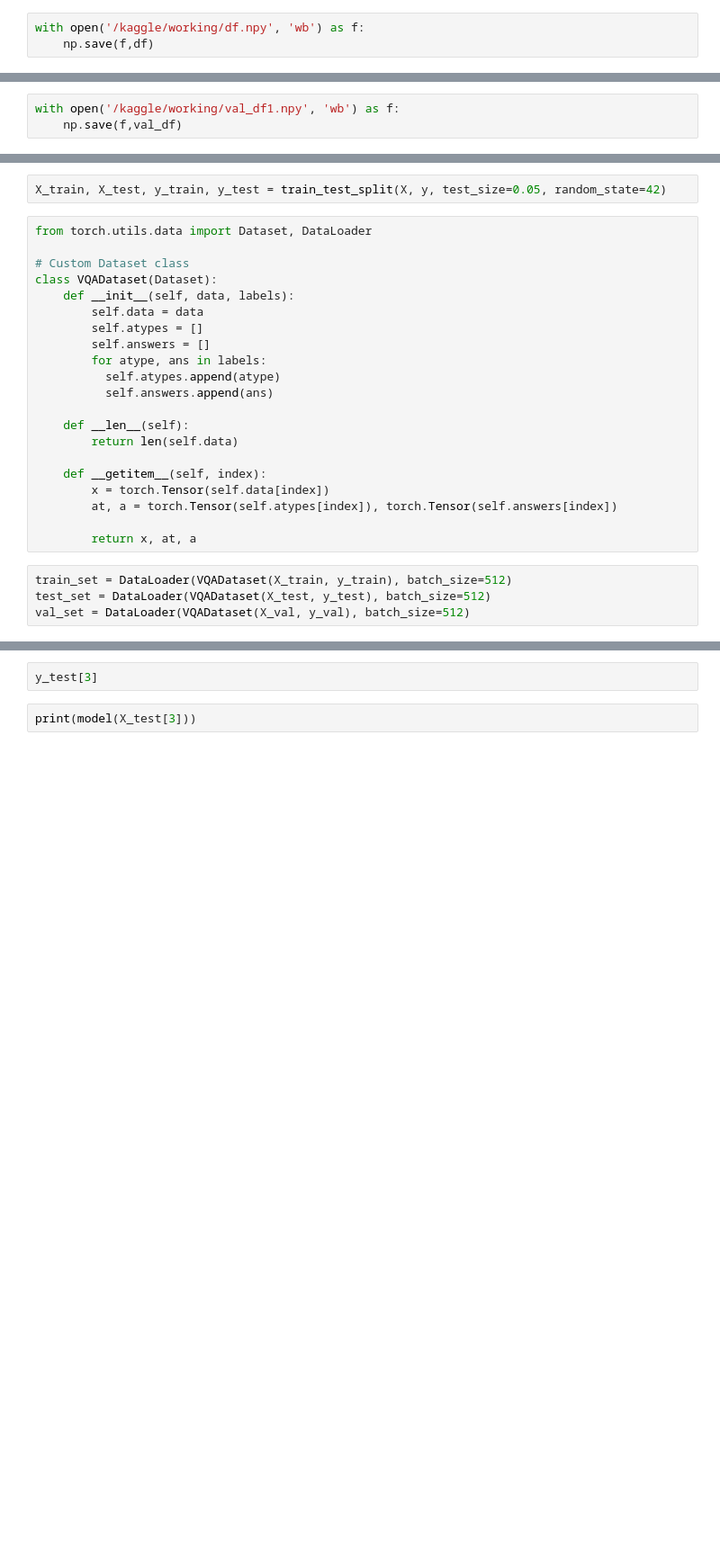
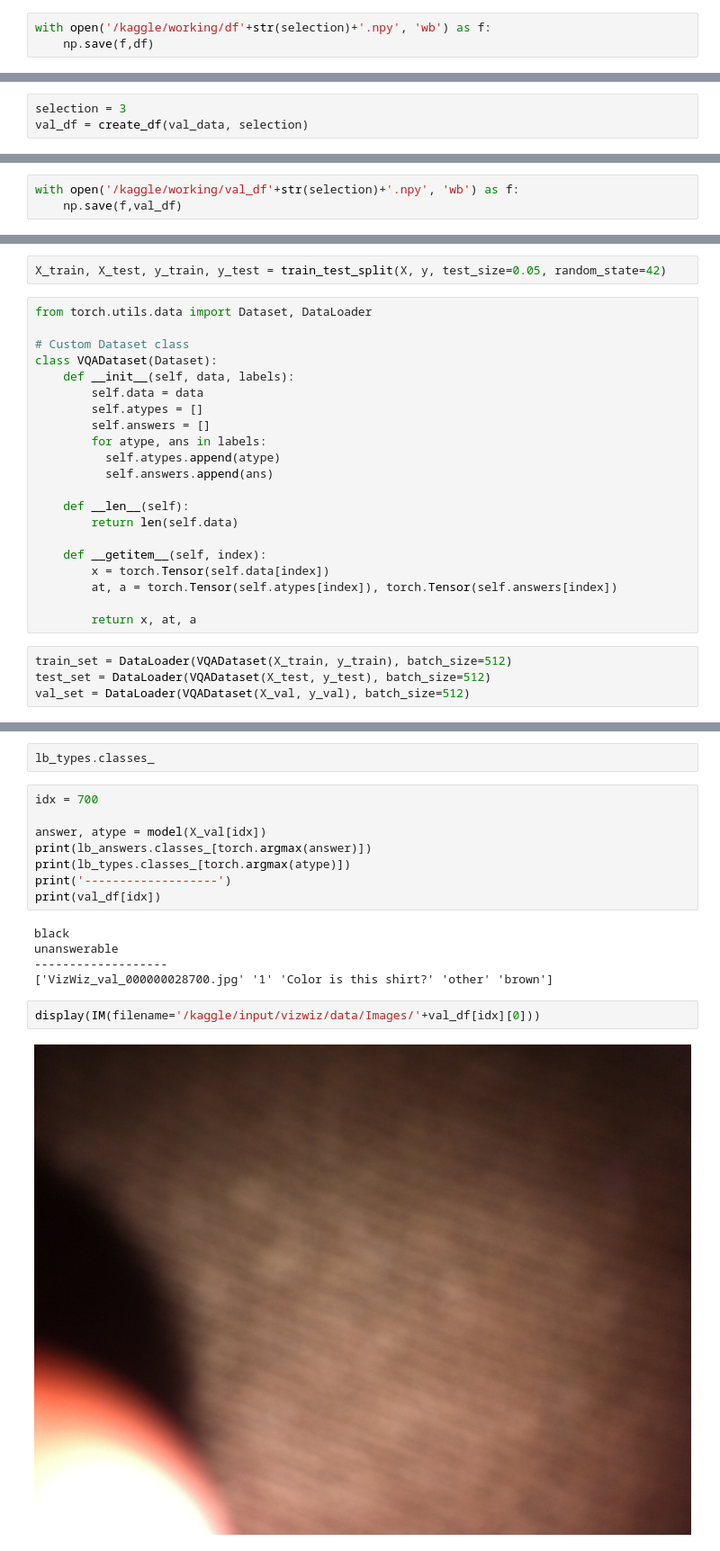
Before and after one commit to mawhab/Visual-Question-Answering, a Jupyter notebook: VQA.ipynb, the cells around one changed output, grey strips where cells are left out. Shown at 90% size. Drawn from its saved outputs; the diff is of its cells as text; blank space fills up the shorter version.

Commit message:
Kaggle Notebook | VQAasg4 | Version 4

```diff
--- a/VQA.ipynb
+++ b/VQA.ipynb
@@ -91,5 +146,5 @@ df = np.array(df)
 # %%
-with open('/kaggle/working/df.npy', 'wb') as f:
+with open('/kaggle/working/df'+str(selection)+'.npy', 'wb') as f:
     np.save(f,df)
 # %%
 with open('/kaggle/input/dfasdasd/df.npy', 'rb') as f:
@@ -119,0 +160,3 @@ Checkpoint at: 3000
+# %%
+selection = 3
+val_df = create_df(val_data, selection)
@@ -120,5 +168,5 @@ Checkpoint at: 3000
 # %%
-with open('/kaggle/working/val_df1.npy', 'wb') as f:
+with open('/kaggle/working/val_df'+str(selection)+'.npy', 'wb') as f:
     np.save(f,val_df)
 # %%
 with open('/kaggle/input/dfasdasd/val_df.npy', 'rb') as f:
@@ -434,4 +456,19 @@ KeyboardInterrupt:
-# %%
-y_test[3]
-# %%
-print(model(X_test[3]))
+# %%
+lb_types.classes_
+# %%
+idx = 700
+
+answer, atype = model(X_val[idx])
+print(lb_answers.classes_[torch.argmax(answer)])
+print(lb_types.classes_[torch.argmax(atype)])
+print('-------------------')
+print(val_df[idx])
+# %% [output]
+black
+unanswerable
+-------------------
+['VizWiz_val_000000028700.jpg' '1' 'Color is this shirt?' 'other' 'brown']
+# %%
+display(IM(filename='/kaggle/input/vizwiz/data/Images/'+val_df[idx][0]))
+# %% [output]
+[figure, added]
```
Also changed, not shown: parts of 19 cells of this notebook.
